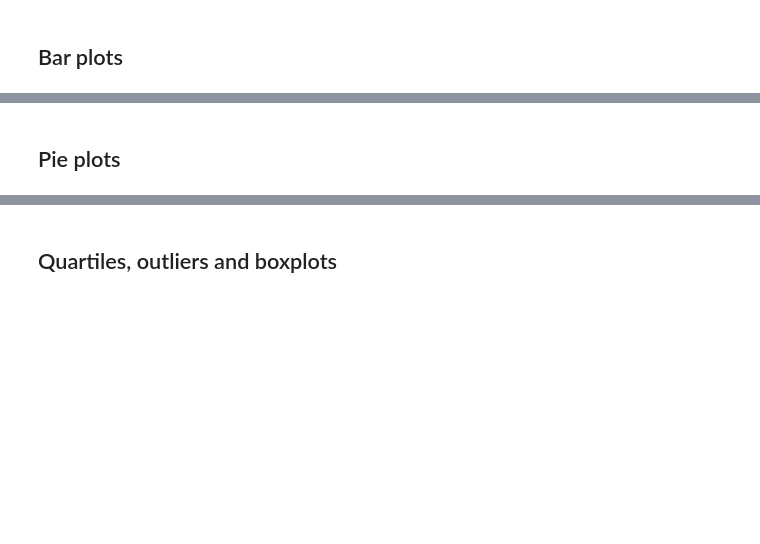
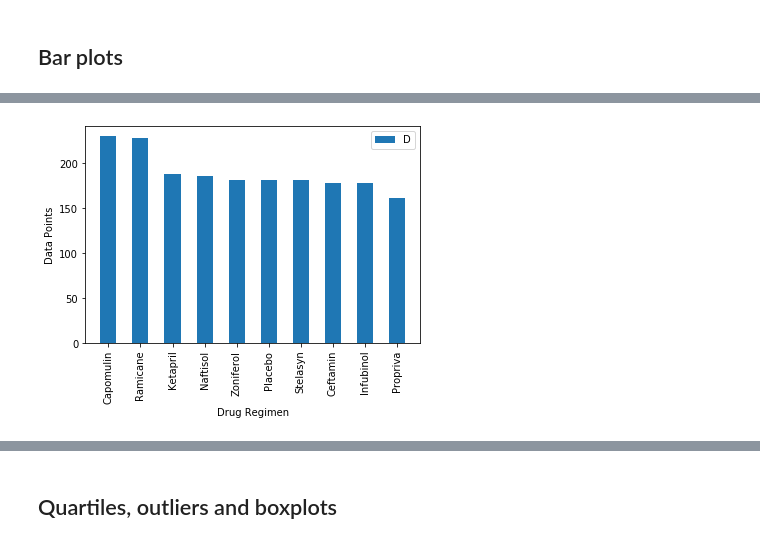
Before and after one commit to pwickliff1/matplotlib-challenge, a Jupyter notebook: Pymaceuticals/pymaceuticals_starter.ipynb, the cells around one changed output, grey strips where cells are left out. Cells and saved outputs as stored; diff of their text form; code cells hidden in the pictures; blank space fills up the shorter version.

```diff
--- a/Pymaceuticals/pymaceuticals_starter.ipynb
+++ b/Pymaceuticals/pymaceuticals_starter.ipynb
@@ -79,7 +86,7 @@ bar_series.plot.bar("Drug Regimen","Data Points")
 # Generate a bar plot showing number of data points for each treatment regimen using pyplot
 
 # Aggregate Data
-ax, bar_series = mouse_results["Drug Regimen"].value_counts().rename_axis('Drug Regimen').reset_index(name='Data Points')
+bar_series = mouse_results["Drug Regimen"].value_counts().rename_axis('Drug Regimen').reset_index(name='Data Points')
 
 #Assign x and y axis
 x_axis = bar_series["Drug Regimen"]
@@ -88,9 +95,11 @@ y_axis = bar_series["Data Points"]
 # Setup graph parameters
 plt.xticks(rotation=90)
 
-
-plt.bar(x_axis, y_axis, width=.5)
-plt.legend(loc="upper left"
+# Create Graph
+bar = plt.bar(x_axis, y_axis, width=.5)
+plt.xlabel("Drug Regimen")
+plt.ylabel("Data Points")
+plt.legend("Data Points",loc='upper right',ncol=11)
 
 # Show bar graph
 plt.show()
@@ -99,5 +107,4 @@ SyntaxError: invalid syntax (<ipython-input-32-3310672c1e45>, line 18)
+[figure, added]
-# %% [markdown]
-## Pie plots
 # %%
 # Generate a pie plot showing the distribution of female versus male mice using pandas
 
```
Also changed, not shown: parts of 16 cells of this notebook, 1 other file.
